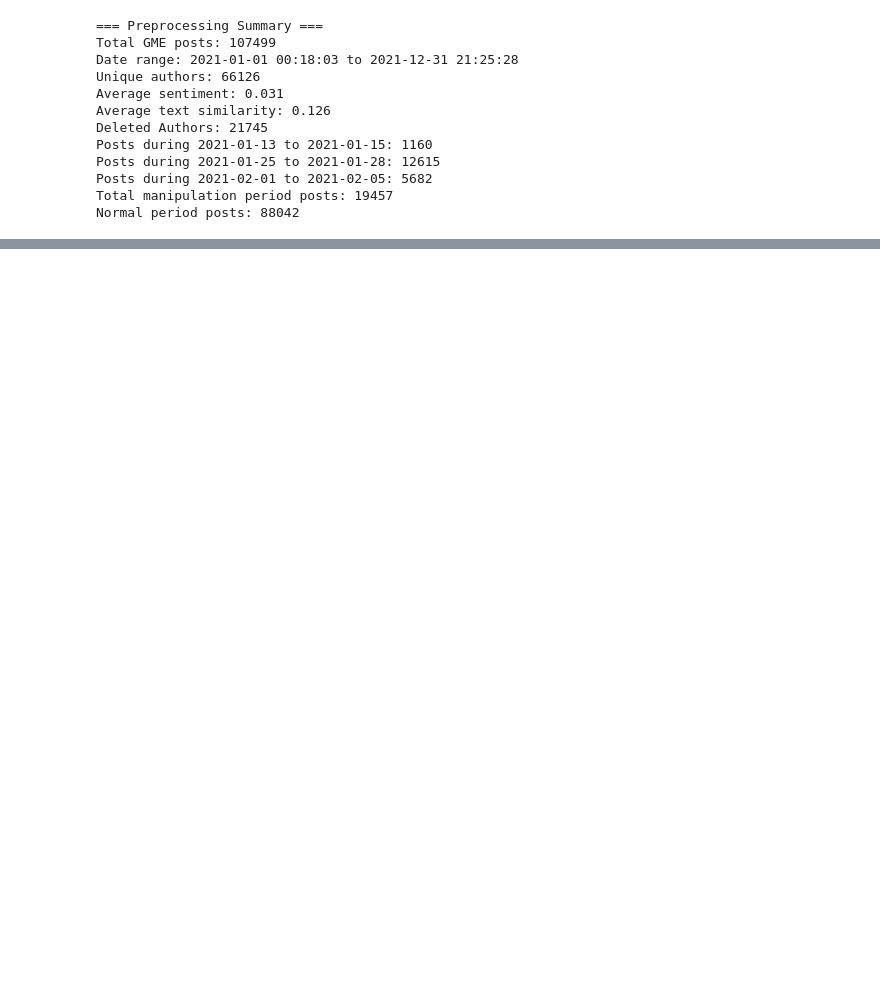
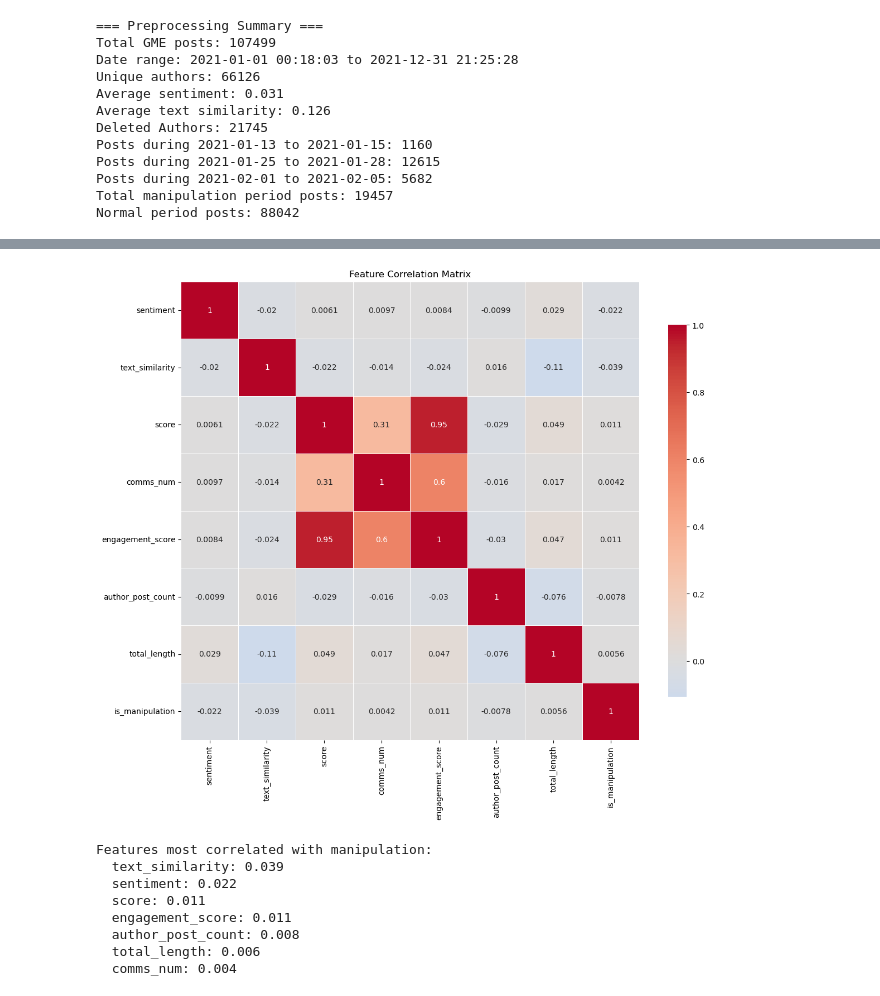
Before and after one commit to krishna-das-m/ManipDetect, a Jupyter notebook: research/notebooks/data_preprocessing_authors.ipynb, the cells around one changed output, grey strips where cells are left out. Cells and saved outputs as stored; diff of their text form; code cells hidden in the pictures; blank space fills up the shorter version.

```diff
--- a/research/notebooks/data_preprocessing_authors.ipynb
+++ b/research/notebooks/data_preprocessing_authors.ipynb
@@ -460,0 +671,36 @@ Normal period posts: 88042
+# %%
+feature_columns = [
+    'sentiment', 'text_similarity', 'score', 'comms_num',
+    'engagement_score', 'author_post_count', 'total_length', 'is_manipulation'
+]
+
+available_features = [col for col in feature_columns if col in df_wsb_labeled.columns]
+
+# Calculate correlation matrix
+corr_matrix = df_wsb_labeled[available_features].corr()
+
+# Plot correlation heatmap
+plt.figure(figsize=(12, 10))
+sns.heatmap(corr_matrix, annot=True, cmap='coolwarm', center=0,
+            square=True, linewidths=0.5, cbar_kws={"shrink": .8})
+plt.title('Feature Correlation Matrix')
+plt.tight_layout()
+plt.show()
+
+# Print highest correlations with manipulation
+if 'is_manipulation' in corr_matrix.columns:
+    manip_corr = corr_matrix['is_manipulation'].abs().sort_values(ascending=False)
+    print("\nFeatures most correlated with manipulation:")
+    for feature, corr in manip_corr.items():
+        if feature != 'is_manipulation':
+            print(f"  {feature}: {corr:.3f}")
+# %% [output]
+[figure, added]
+Features most correlated with manipulation:
+  text_similarity: 0.039
+  sentiment: 0.022
+  score: 0.011
+  engagement_score: 0.011
+  author_post_count: 0.008
+  total_length: 0.006
+  comms_num: 0.004
```
Also changed, not shown: parts of 12 cells of this notebook, 6 other files.
